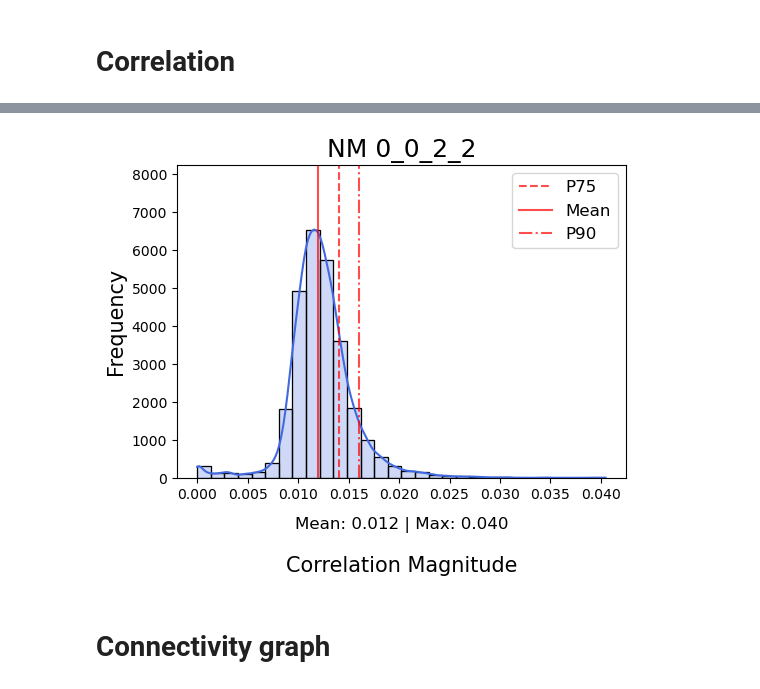
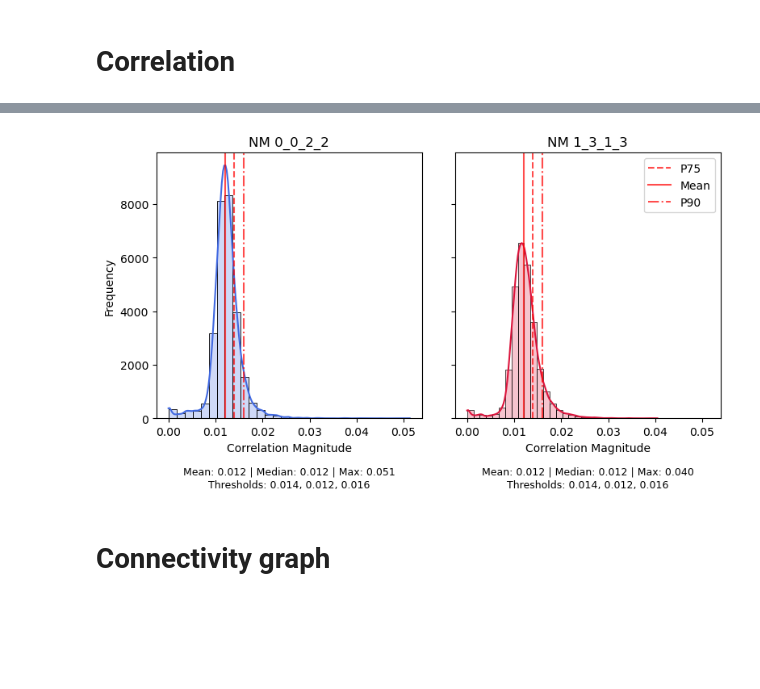
Before and after one commit to UnnatiAkhouri/QuNet, a Jupyter notebook: QuNet_bootcamp_2025/Session_7/NM_evolution.ipynb, the cells around one changed output, grey strips where cells are left out. Cells and saved outputs as stored; diff of their text form; code cells hidden in the pictures; blank space fills up the shorter version.

Commit message:
NM stats update - large files removed

```diff
--- a/QuNet_bootcamp_2025/Session_7/NM_evolution.ipynb
+++ b/QuNet_bootcamp_2025/Session_7/NM_evolution.ipynb
@@ -250,0 +269,21 @@ plot_tau_z_dist(tz_trial_avg_df_1_3_1_3,title='NM_1_3_1_3')
+# %%
+def compare_tau_z_by_init_seq(pops, num_init, trials_per_init, rule_name):
+    # 100 is number of trials, there are 25 trials for each initial gate seq
+    trial_range = list(range(0,(num_init+1)*trials_per_init, trials_per_init))
+
+    # do averaging over trials by initial gate seq
+    tau_z_avg_dfs_by_init_seq = [tau_z_avg_over_trials(pops[x:trial_range[i+1]]) for i,x in enumerate(trial_range[:-1])]
+
+    # plot
+    fig, ax = plt.subplots(1,4,figsize=(4*6,5),sharey=True,sharex=True)
+    for i, df in enumerate(tau_z_avg_dfs_by_init_seq):
+        plot_tau_z_dist(df,ax=ax[i],title=f'init seq {i+1}')
+
+    plt.suptitle(rf'$\tau_z$ distribution for rule {rule_name} by init seq',y=1.05,fontsize=20)
+    plt.tight_layout(pad=0)
+    plt.savefig(f'{FIGURES_FILEPATH}tau_z_dist_compare_init_{rule_name}.png',dpi=200, bbox_inches='tight')
+
+for rule_name in pops_NM_all:
+    compare_tau_z_by_init_seq(pops = pops_NM_all[rule_name],
+                            num_init = 4, trials_per_init = 25,
+                            rule_name = rule_name)
@@ -288,8 +330,9 @@ def tau_z_tot_avg_plot(pops, title=''):
 
     return tz_arr
 # %%
-res = tau_z_tot_avg_plot(pops_NM_0_0_2_2, title='NM_0_0_2_2')
-res = tau_z_tot_avg_plot(pops_NM_1_3_1_3, title=r'NM_1_3_1_3')
+for rule_name in pops_NM_all:
+    tau_z_tot_avg_plot(pops_NM_all[rule_name], title=f'NM_{rule_name}')
+''
 # %% [output]
 (100, 201, 8)
 (100, 201, 8)
@@ -592,8 +636,12 @@ def extract_observables(two_qubit_dms, n_qubits):
 
     return sz, corr
 # %%
-twoQdms_NM_0_0_2_2 = get_2_qbit_dms(newdata_0_0_2_2,n_qubits,"c2_2local", "NonMarkovian")
-twoQdms_NM_1_3_1_3 = get_2_qbit_dms(newdata_1_3_1_3,n_qubits,"c2_2local", "NonMarkovian")
+twoQdms_all = {}
+for rule_name in newdata_all:
+    twoQdms_all[rule_name] = get_2_qbit_dms(newdata_all[rule_name],
+                                            n_qubits,"c2_2local", "NonMarkovian")
 
-corr_NM_0_0_2_2 = extract_observables(twoQdms_NM_0_0_2_2, n_qubits)
-corr_NM_1_3_1_3 = extract_observables(twoQdms_NM_1_3_1_3, n_qubits)
+corrs_NM_all = {}
+for rule_name in twoQdms_all:
+    corrs_NM_all[rule_name] = extract_observables(twoQdms_all[rule_name],
+                                                n_qubits)
@@ -957,18 +803,18 @@ IndexError: list index out of range
 # %%
-ic_all_datas = ['NM 1']
-corrs_all_datas = [[corr_NM_1_3_1_3]]
+corrs_NM_all_datas = list(corrs_NM_all.values())
+corss_NM_labels = list(corrs_NM_all.keys())
 
 # Define colors for each rule
 colors = ['#4169E1', '#DC143C', '#228B22', '#FF8C00', '#8A2BE2']
 
 # Plot all data in a single grid
-fig, all_stats = plot_all_correlations_grid(ic_all_datas, corrs_all_datas, colors, label = f'NM 0_0_2_2')
+fig, all_stats = plot_multiple_correlation_distributions(corrs_NM_all_datas, labels = [f'NM 0_0_2_2',f'NM 1_3_1_3'], colors=colors)
 
 # Save the figure
 plt.savefig(f'{FIGURES_FILEPATH}all_correlation_distributions_grid_NM.png', dpi=300 ,bbox_inches='tight')
 plt.show()
 # %% [output]
-[figure, old version]
+[figure, new version]
 # %% [markdown]
 # Connectivity graph
 # %%
```
Also changed, not shown: parts of 17 cells of this notebook, 8 other files.
